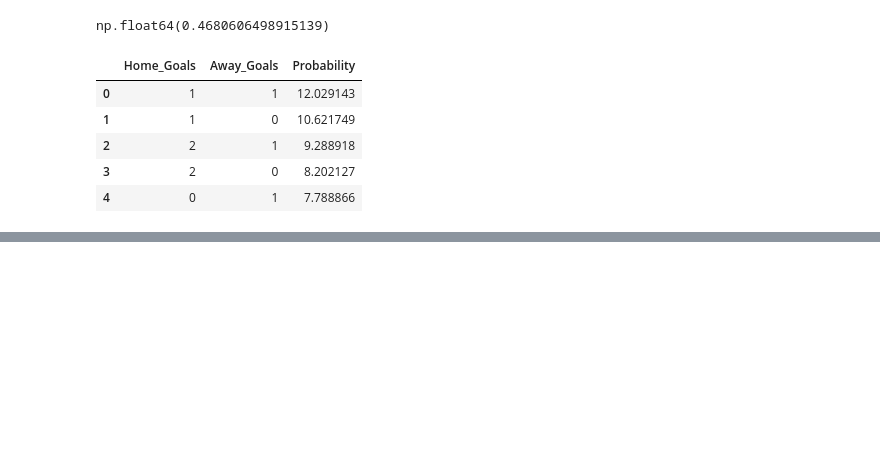
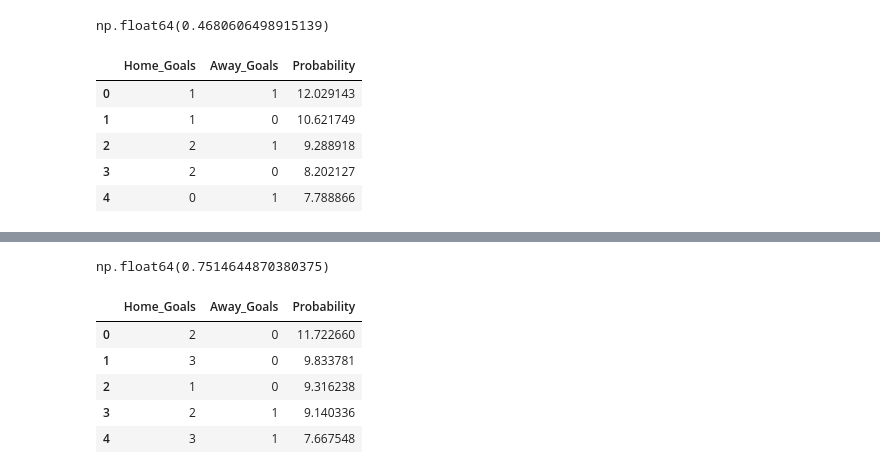
Before and after one commit to hankike/Premier_Prediction, a Jupyter notebook: poisson_2.ipynb, the cells around one changed output, grey strips where cells are left out. Saved outputs shown, nothing was run; the diff lists cells and outputs as text; code cells hidden in the pictures; blank space fills up the shorter version.

Commit message:
added norwich vs man city prediction

```diff
--- a/poisson_2.ipynb
+++ b/poisson_2.ipynb
@@ -1851,3 +1851,8 @@ chelsea_vs_ipswich['Top_Scorelines']
 | 2 | 2 | 1 | 9.288918 |
 | 3 | 2 | 0 | 8.202127 |
 | 4 | 0 | 1 | 7.788866 |
+# %%
+man_city_vs_norwich = predict_match(
+    'Man City',
+    'Norwich'
+)
@@ -1853,0 +1877,13 @@ chelsea_vs_ipswich['Top_Scorelines']
+# %%
+man_city_vs_norwich['Home_Win_Probability']
+# %% [output]
+np.float64(0.7514644870380375)
+# %%
+man_city_vs_norwich['Top_Scorelines']
+# %% [output]
+|  | Home_Goals | Away_Goals | Probability |
+| 0 | 2 | 0 | 11.722660 |
+| 1 | 3 | 0 | 9.833781 |
+| 2 | 1 | 0 | 9.316238 |
+| 3 | 2 | 1 | 9.140336 |
+| 4 | 3 | 1 | 7.667548 |
```
Also changed, not shown: parts of 1 cell of this notebook.
